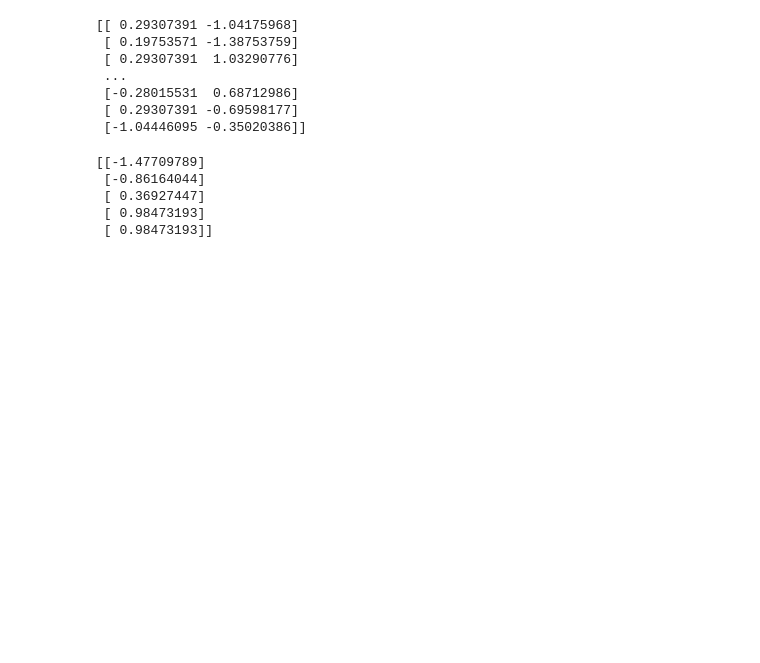
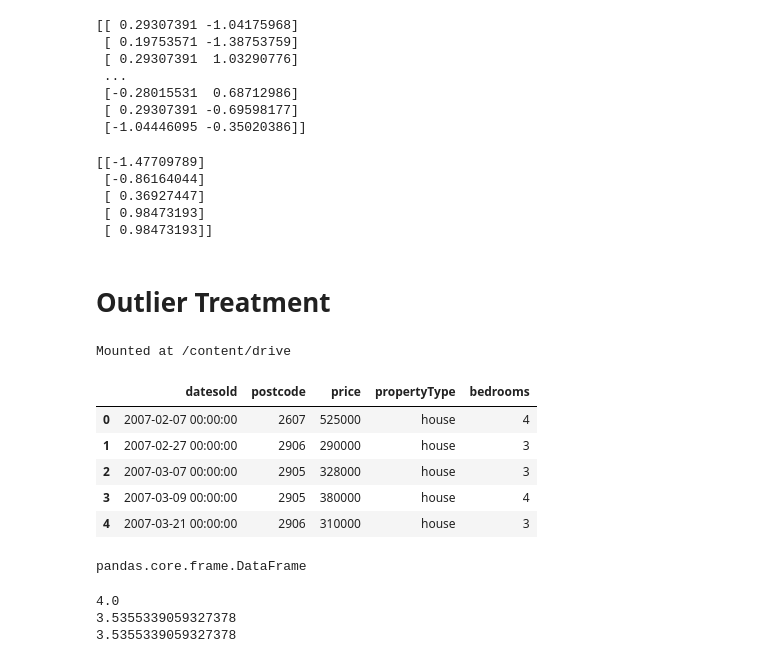
Before and after one commit to sbborusu/530pm_Agentic_Ai_Batch_7thApril, a Jupyter notebook: EDA_5Hours.ipynb, the cells around one changed output. Cells and saved outputs as stored; diff of their text form; code cells hidden in the pictures; blank space fills up the shorter version.

```diff
--- a/EDA_5Hours.ipynb
+++ b/EDA_5Hours.ipynb
@@ -311,3 +297,5 @@ print(normalized_array)
  [ 0.36927447]
  [ 0.98473193]
  [ 0.98473193]]
+# %% [markdown]
+# Outlier Treatment
@@ -313,0 +308,7 @@ print(normalized_array)
+# %%
+# This will do an authentication of google drive with google colab so that files in
+# google drive can be directly accessed from google colab.
+from google.colab import drive
+drive.mount('/content/drive')
+# %% [output]
+Mounted at /content/drive
@@ -313,0 +321,24 @@ print(normalized_array)
+# %%
+data.head(5)
+# %% [output]
+|  | datesold | postcode | price | propertyType | bedrooms |
+| 0 | 2007-02-07 00:00:00 | 2607 | 525000 | house | 4 |
+| 1 | 2007-02-27 00:00:00 | 2906 | 290000 | house | 3 |
+| 2 | 2007-03-07 00:00:00 | 2905 | 328000 | house | 3 |
+| 3 | 2007-03-09 00:00:00 | 2905 | 380000 | house | 4 |
+| 4 | 2007-03-21 00:00:00 | 2906 | 310000 | house | 3 |
+# %%
+type(data)
+# %% [output]
+pandas.core.frame.DataFrame
+# %%
+#Basic standard deviation and mean
+import math
+arr = [1,2,3,10]
+print(np.mean(arr))
+print(math.sqrt(12.5))
+print(np.std(arr))
+# %% [output]
+4.0
+3.5355339059327378
+3.5355339059327378
```
Also changed, not shown: parts of 17 cells of this notebook.
